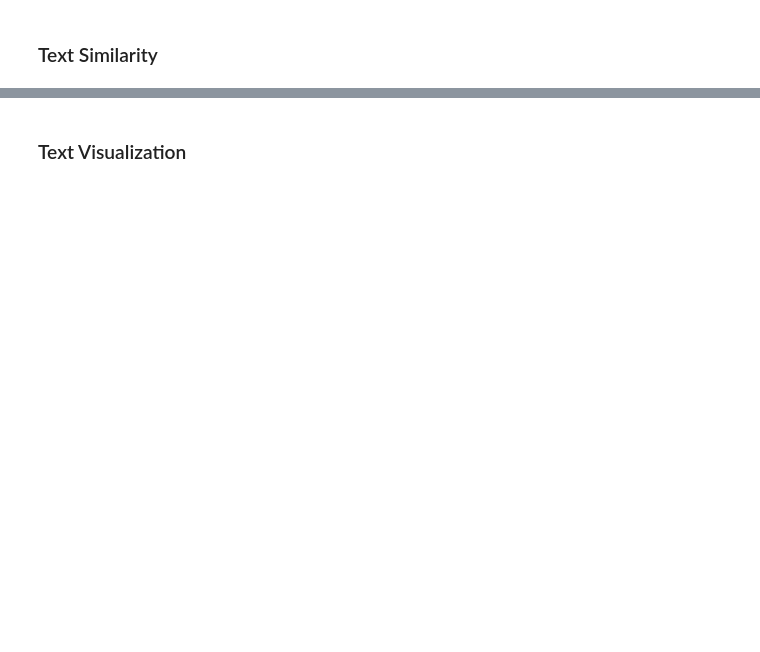
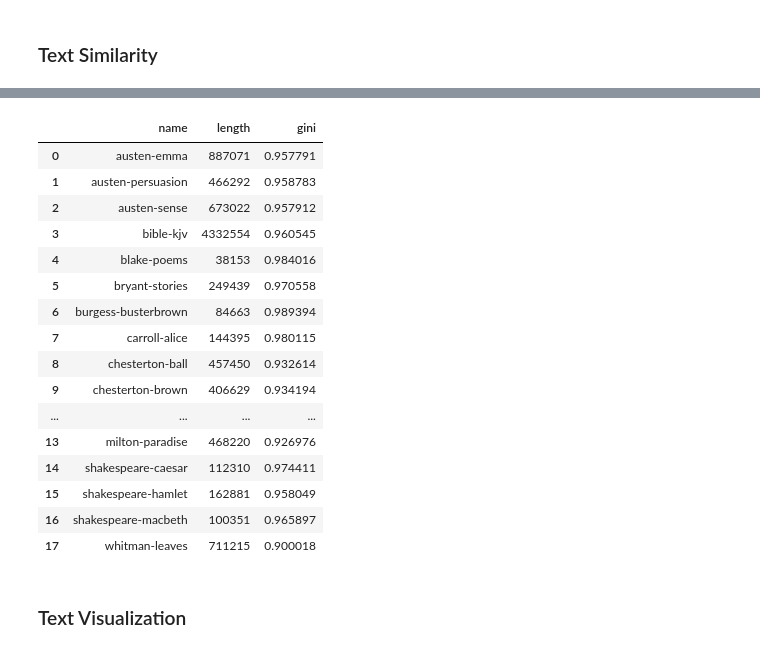
Before and after one commit to iamlemec/grad_code, a Jupyter notebook: lecture_5.ipynb, the cells around one changed output, grey strips where cells are left out. Drawn from its saved outputs; the diff is of its cells as text; code cells hidden in the pictures; blank space fills up the shorter version.

```diff
--- a/lecture_5.ipynb
+++ b/lecture_5.ipynb
@@ -445,3 +465,31 @@ plt.plot(word_index, word_index, linestyle='--', linewidth=1, c='k');
+# %%
+def word_gini(c):
+    n = len(c)
+    s = -np.sort(-c)
+    cdf = np.cumsum(s)/np.sum(c)
+    gini = 2*(np.sum(cdf)/n-0.5)
+    return gini
+# %%
+ginis = [word_gini(counts[i,:].todense().getA1()) for i in range(nbook)]
+info.assign(gini=ginis)
+# %% [output]
+|  | name | length | gini |
+| 0 | austen-emma | 887071 | 0.957791 |
+| 1 | austen-persuasion | 466292 | 0.958783 |
+| 2 | austen-sense | 673022 | 0.957912 |
+| 3 | bible-kjv | 4332554 | 0.960545 |
+| 4 | blake-poems | 38153 | 0.984016 |
+| 5 | bryant-stories | 249439 | 0.970558 |
+| 6 | burgess-busterbrown | 84663 | 0.989394 |
+| 7 | carroll-alice | 144395 | 0.980115 |
+| 8 | chesterton-ball | 457450 | 0.932614 |
+| 9 | chesterton-brown | 406629 | 0.934194 |
+| ... | ... | ... | ... |
+| 13 | milton-paradise | 468220 | 0.926976 |
+| 14 | shakespeare-caesar | 112310 | 0.974411 |
+| 15 | shakespeare-hamlet | 162881 | 0.958049 |
+| 16 | shakespeare-macbeth | 100351 | 0.965897 |
+| 17 | whitman-leaves | 711215 | 0.900018 |
 # %% [markdown]
 ### Text Visualization
 # %%
```
Also changed, not shown: parts of 34 cells of this notebook, 1 other file.
